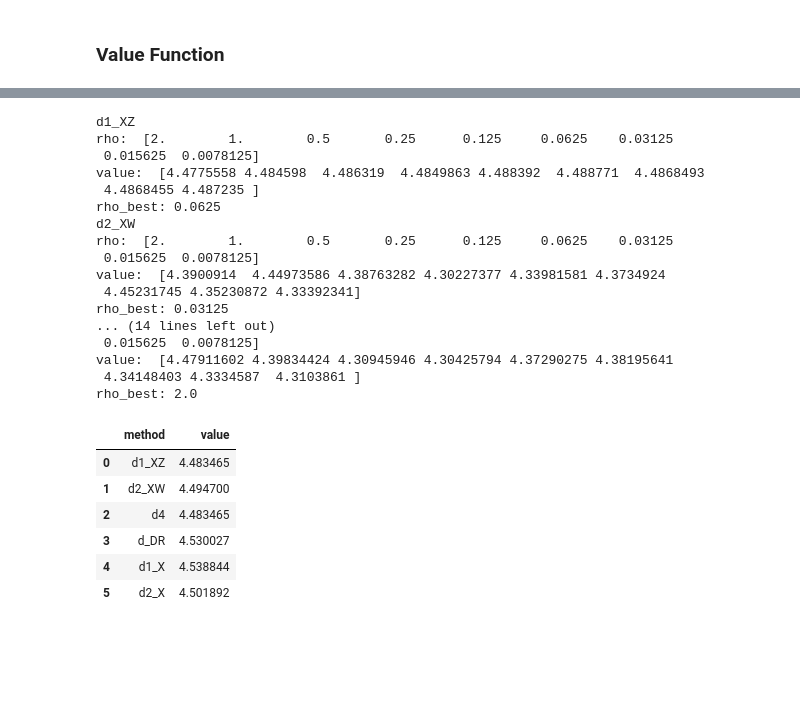
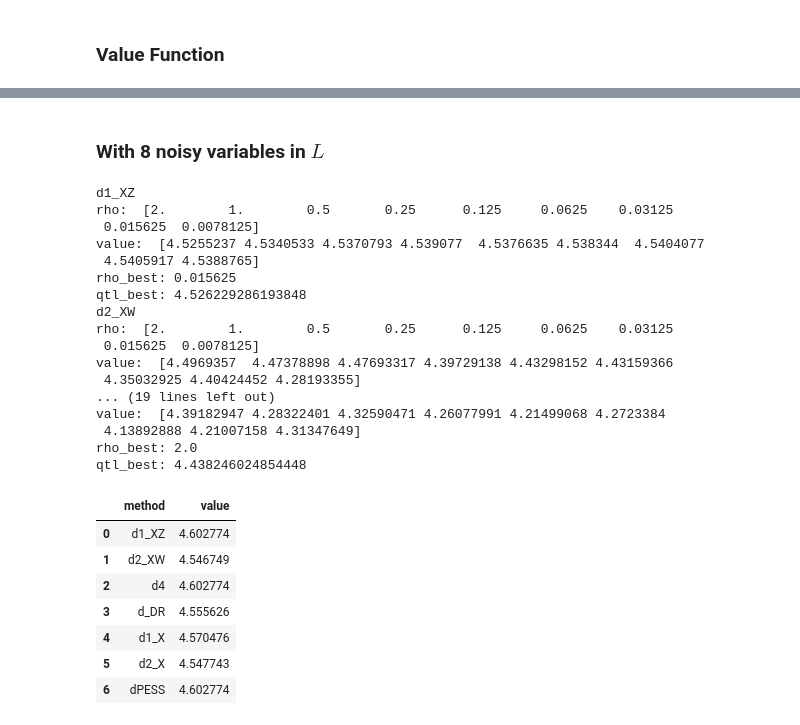
Before and after one commit to rui-miao/ProxITR, a Jupyter notebook: notebooks/SimuExamples.ipynb, the cells around one changed output, grey strips where cells are left out. Saved outputs shown, nothing was run; the diff lists cells and outputs as text; code cells hidden in the pictures; blank space fills up the shorter version.

```diff
--- a/notebooks/SimuExamples.ipynb
+++ b/notebooks/SimuExamples.ipynb
@@ -335,0 +557,25 @@ value_fun(test[["GOR_X"]].to_numpy(int).reshape(-1), test[["A"]],test[["Y"]],tes
+# %%
+rhos = np.power(2.,-np.arange(-1,8))
+proxy = proxITR(A=train[["A"]], X=train[["X0","X1"]], Z=train[["Z"]], W=train[["W"]], Y=train[["Y"]],
+learning_rate=0.1, n_epoch=2000, batch_size=300, opt='SGD', verbose=True, qtl=qtl)
+d1_XZ = proxy.fit_d1_XZ_cv(gamma_f='auto', n_gamma_hs=10,
+        alpha_scales=[c for c in np.geomspace(0.5, 1e5, 20)],
+        linearity=linearity, n_components=int(2*np.sqrt(samp_size)), rhos = rhos)
+p_d1_XZ = d1_XZ(test[["X0","X1","Z"]])
+d2_XW = proxy.fit_d2_XW_cv(gamma_f='auto', n_gamma_hs=10,
+        alpha_scales=[c for c in np.geomspace(0.1, 1e3, 20)],
+        linearity=linearity, n_components=int(2*np.sqrt(samp_size)), rhos = rhos)
+p_d2_XW = d2_XW(test[["X0","X1","W"]])
+d_DR  = proxy.fit_d_DR_cv(gamma_f='auto', n_gamma_hs=10,
+        h_alpha_scales=[c for c in np.geomspace(0.5, 1e5, 20)],
+        q_alpha_scales=[c for c in np.geomspace(0.1, 1e3, 20)],
+        linearity=linearity, n_components=int(2*np.sqrt(samp_size)), rhos = rhos)
+p_d_DR  = d_DR(test[["X0","X1"]])
+d1_X  = proxy.fit_d1_X_cv(gamma_f='auto', n_gamma_hs=10,
+        alpha_scales=[c for c in np.geomspace(0.5, 1e5, 20)],
+        linearity=linearity, n_components=int(2*np.sqrt(samp_size)), rhos = rhos)
+p_d1_X  = d1_X(test[["X0","X1"]])
+d2_X  = proxy.fit_d2_X_cv(gamma_f='auto', n_gamma_hs=10,
+        alpha_scales=[c for c in np.geomspace(0.1, 1e3, 20)],
+        linearity=linearity, n_components=int(2*np.sqrt(samp_size)), rhos = rhos)
+p_d2_X  = d2_X(test[["X0","X1"]])
@@ -339,6 +638,8 @@ value_fun(test[["GOR_X"]].to_numpy(int).reshape(-1), test[["A"]],test[["Y"]],tes
 # Setting
 linearity    = 'nonlinear'
 Xonly        = 'X'
+# Selected quantile for dPESS
+qtl = 0.4
 # %%
 # Generate Test Data
 test = prox_data(500000, add_noise=False).gen_Y(linearity=linearity, Xonly = Xonly)
@@ -349,10 +650,12 @@ value_fun(test[["GOR"]].to_numpy(int).reshape(-1), test[["A"]],test[["Y"]],test[
 # Generate Training Data
 samp_size = 2000
 train = prox_data(samp_size=samp_size, add_noise=True).gen_Y(linearity=linearity, Xonly = Xonly)
+# %% [markdown]
+### With 8 noisy variables in $L$
 # %%
 rhos = np.power(2.,-np.arange(-1,8))
 proxy = proxITR(A=train[["A"]], X=train[["X0","X1","X2","X3","X4","X5","X6","X7","X8","X9"]], Z=train[["Z"]], W=train[["W"]], Y=train[["Y"]],
-learning_rate=0.1, n_epoch=2000, batch_size=300, opt='SGD', verbose=True)
+learning_rate=0.1, n_epoch=2000, batch_size=300, opt='SGD', verbose=True, qtl=qtl)
 d1_XZ = proxy.fit_d1_XZ_cv(gamma_f='auto', n_gamma_hs=10,
         alpha_scales=[c for c in np.geomspace(0.5, 1e5, 20)],
         linearity=linearity, n_components=int(2*np.sqrt(samp_size)), rhos = rhos)
@@ -378,40 +681,53 @@ p_d2_X  = d2_X(test[["X0","X1","X2","X3","X4","X5","X6","X7","X8","X9"]])
 d1_XZ
 rho:  [2.        1.        0.5       0.25      0.125     0.0625    0.03125
  0.015625  0.0078125]
-value:  [4.4775558 4.484598  4.486319  4.4849863 4.488392  4.488771  4.4868493
- 4.4868455 4.487235 ]
-rho_best: 0.0625
+value:  [4.5255237 4.5340533 4.5370793 4.539077  4.5376635 4.538344  4.5404077
+ 4.5405917 4.5388765]
+rho_best: 0.015625
+qtl_best: 4.526229286193848
 d2_XW
 rho:  [2.        1.        0.5       0.25      0.125     0.0625    0.03125
  0.015625  0.0078125]
-value:  [4.3900914  4.44973586 4.38763282 4.30227377 4.33981581 4.3734924
- 4.45231745 4.35230872 4.33392341]
-rho_best: 0.03125
-... (14 lines left out)
- 0.015625  0.0078125]
-value:  [4.47911602 4.39834424 4.30945946 4.30425794 4.37290275 4.38195641
- 4.34148403 4.3334587  4.3103861 ]
+value:  [4.4969357  4.47378898 4.47693317 4.39729138 4.43298152 4.43159366
+ 4.35032925 4.40424452 4.28193355]
+... (19 lines left out)
+value:  [4.39182947 4.28322401 4.32590471 4.26077991 4.21499068 4.2723384
+ 4.13892888 4.21007158 4.31347649]
 rho_best: 2.0
+qtl_best: 4.438246024854448
 # %%
 # Calculate Value
 v_d1_XZ = value_fun(p_d1_XZ,test[["A"]],test[["Y"]],test[["X0","X1"]],test[["U"]])
 v_d2_XW = value_fun(p_d2_XW,test[["A"]],test[["Y"]],test[["X0","X1"]],test[["U"]])
 v_d_DR  = value_fun(p_d_DR, test[["A"]],test[["Y"]],test[["X0","X1"]],test[["U"]])
 v_d1_X  = value_fun(p_d1_X, test[["A"]],test[["Y"]],test[["X0","X1"]],test[["U"]])
 v_d2_X  = value_fun(p_d2_X, test[["A"]],test[["Y"]],test[["X0","X1"]],test[["U"]])
 if proxy.cv_d1_XZ > proxy.cv_d2_XW:
     v_d4 = v_d1_XZ
 else:
     v_d4 = v_d2_XW
+dPESS = max(proxy.qtl_value, key = lambda k: proxy.qtl_value[k])
+if dPESS == 'd1_XZ':
+    v_dPESS = v_d1_XZ
+elif dPESS == 'd1_X':
+    v_dPESS = v_d1_X
+elif dPESS == 'd2_XW':
+    v_dPESS = v_d2_XW
+elif dPESS == 'd2_X':
+    v_dPESS = v_d2_X
+else:
+    v_dPESS = v_d_DR
+
 # Table of values
-pd.DataFrame.from_dict({'method':['d1_XZ','d2_XW','d4','d_DR','d1_X','d2_X'],
-                        'value':[v_d1_XZ,v_d2_XW,v_d4,v_d_DR,v_d1_X,v_d2_X]})
+pd.DataFrame.from_dict({'method':['d1_XZ','d2_XW','d4','d_DR','d1_X','d2_X', 'dPESS'],
+                        'value':[v_d1_XZ,v_d2_XW,v_d4,v_d_DR,v_d1_X,v_d2_X, v_dPESS]})
 # %% [output]
 |  | method | value |
-| 0 | d1_XZ | 4.483465 |
-| 1 | d2_XW | 4.494700 |
-| 2 | d4 | 4.483465 |
-| 3 | d_DR | 4.530027 |
-| 4 | d1_X | 4.538844 |
-| 5 | d2_X | 4.501892 |
+| 0 | d1_XZ | 4.602774 |
+| 1 | d2_XW | 4.546749 |
+| 2 | d4 | 4.602774 |
+| 3 | d_DR | 4.555626 |
+| 4 | d1_X | 4.570476 |
+| 5 | d2_X | 4.547743 |
+| 6 | dPESS | 4.602774 |
 # %% [markdown]
```
Also changed, not shown: parts of 46 cells of this notebook, 3 other files.
